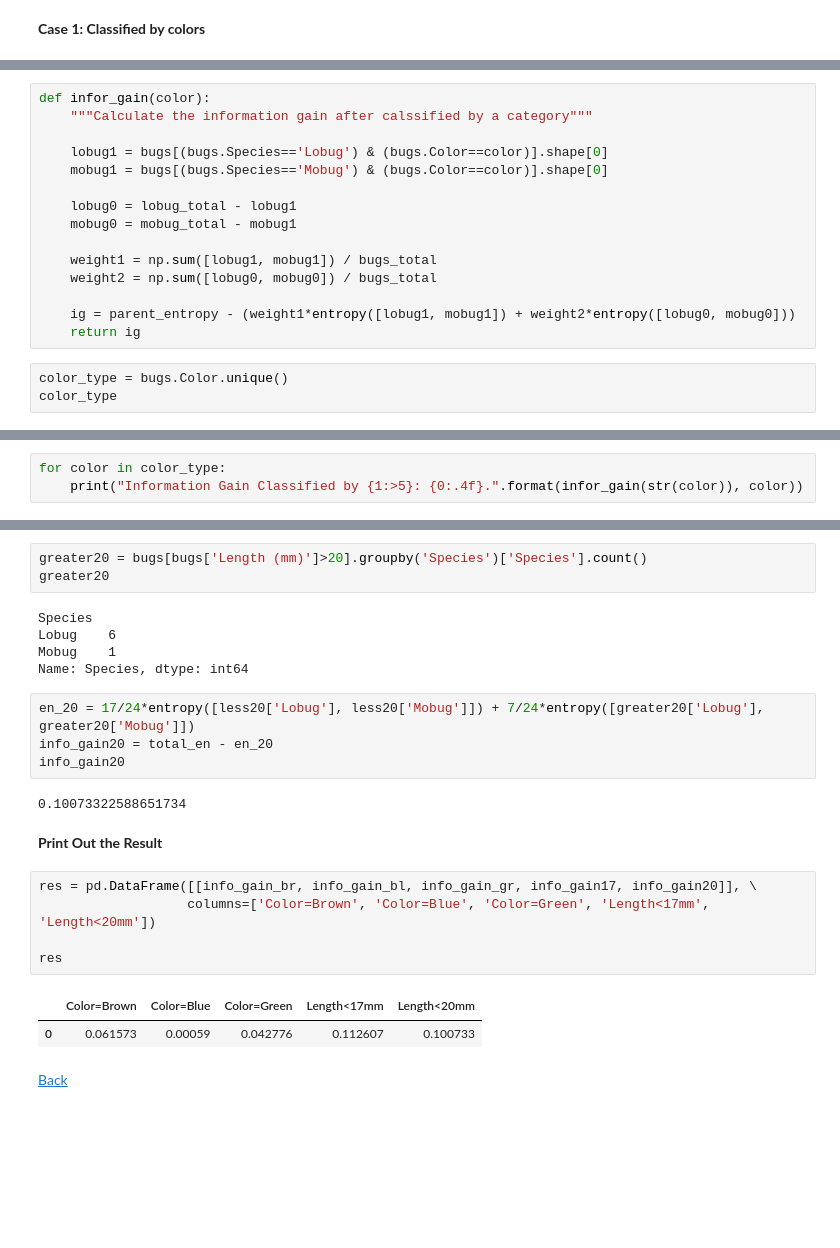
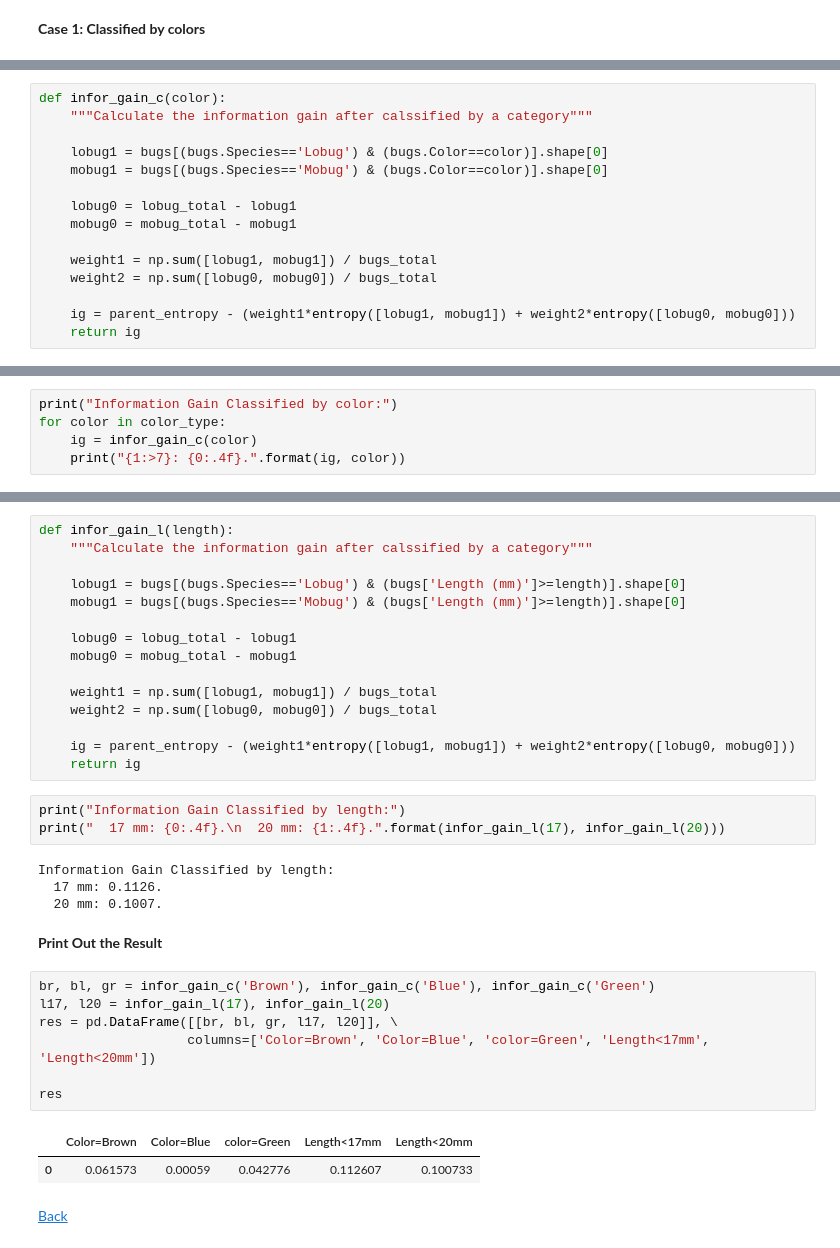
Before and after one commit to Alex-YuZ/Experiment-with-Decision-Trees, a Jupyter notebook: Decision_Trees.ipynb, the cells around one changed output, grey strips where cells are left out. Saved outputs shown, nothing was run; the diff lists cells and outputs as text; blank space fills up the shorter version.

Commit message:
Refactor: wrap information gain calculation by length in function

```diff
--- a/Decision_Trees.ipynb
+++ b/Decision_Trees.ipynb
@@ -98,5 +88,5 @@ parent_entropy = entropy([lobug_total, mobug_total])
 # %%
-def infor_gain(color):
+def infor_gain_c(color):
     """Calculate the information gain after calssified by a category"""
 
     lobug1 = bugs[(bugs.Species=='Lobug') & (bugs.Color==color)].shape[0]
@@ -110,6 +100,3 @@ def infor_gain(color):
 
     ig = parent_entropy - (weight1*entropy([lobug1, mobug1]) + weight2*entropy([lobug0, mobug0]))
     return ig
-# %%
-color_type = bugs.Color.unique()
-color_type
@@ -118,4 +107,6 @@ array(['Brown', 'Blue', 'Green'], dtype=object)
 # %%
+print("Information Gain Classified by color:")
 for color in color_type:
-    print("Information Gain Classified by {1:>5}: {0:.4f}.".format(infor_gain(str(color)), color))
+    ig = infor_gain_c(color)
+    print("{1:>7}: {0:.4f}.".format(ig, color))
 # %% [output]
@@ -159,26 +119,36 @@ Name: Species, dtype: int64
-# %%
-greater20 = bugs[bugs['Length (mm)']>20].groupby('Species')['Species'].count()
-greater20
-# %% [output]
-Species
-Lobug    6
-Mobug    1
-Name: Species, dtype: int64
-# %%
-en_20 = 17/24*entropy([less20['Lobug'], less20['Mobug']]) + 7/24*entropy([greater20['Lobug'], greater20['Mobug']])
-info_gain20 = total_en - en_20
-info_gain20
-# %% [output]
-0.10073322588651734
+# %%
+def infor_gain_l(length):
+    """Calculate the information gain after calssified by a category"""
+
+    lobug1 = bugs[(bugs.Species=='Lobug') & (bugs['Length (mm)']>=length)].shape[0]
+    mobug1 = bugs[(bugs.Species=='Mobug') & (bugs['Length (mm)']>=length)].shape[0]
+
+    lobug0 = lobug_total - lobug1
+    mobug0 = mobug_total - mobug1
+
+    weight1 = np.sum([lobug1, mobug1]) / bugs_total
+    weight2 = np.sum([lobug0, mobug0]) / bugs_total
+
+    ig = parent_entropy - (weight1*entropy([lobug1, mobug1]) + weight2*entropy([lobug0, mobug0]))
+    return ig
+# %%
+print("Information Gain Classified by length:")
+print("  17 mm: {0:.4f}.\n  20 mm: {1:.4f}.".format(infor_gain_l(17), infor_gain_l(20)))
+# %% [output]
+Information Gain Classified by length:
+  17 mm: 0.1126.
+  20 mm: 0.1007.
 # %% [markdown]
 **Print Out the Result**
 # %%
-res = pd.DataFrame([[info_gain_br, info_gain_bl, info_gain_gr, info_gain17, info_gain20]], \
-                   columns=['Color=Brown', 'Color=Blue', 'Color=Green', 'Length<17mm', 'Length<20mm'])
+br, bl, gr = infor_gain_c('Brown'), infor_gain_c('Blue'), infor_gain_c('Green')
+l17, l20 = infor_gain_l(17), infor_gain_l(20)
+res = pd.DataFrame([[br, bl, gr, l17, l20]], \
+                   columns=['Color=Brown', 'Color=Blue', 'color=Green', 'Length<17mm', 'Length<20mm'])
 
 res
 # %% [output]
-|  | Color=Brown | Color=Blue | Color=Green | Length<17mm | Length<20mm |
+|  | Color=Brown | Color=Blue | color=Green | Length<17mm | Length<20mm |
 | 0 | 0.061573 | 0.00059 | 0.042776 | 0.112607 | 0.100733 |
 # %% [markdown]
 [Back](#contents)
```
Also changed, not shown: parts of 13 cells of this notebook.
